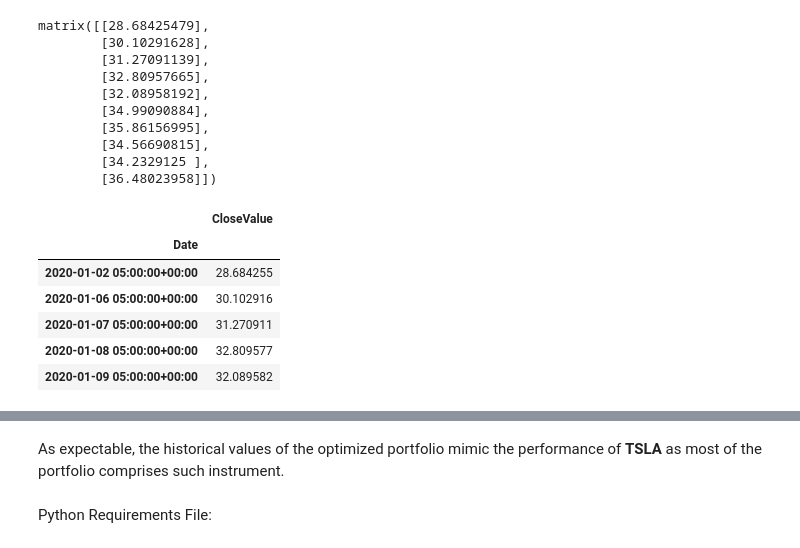
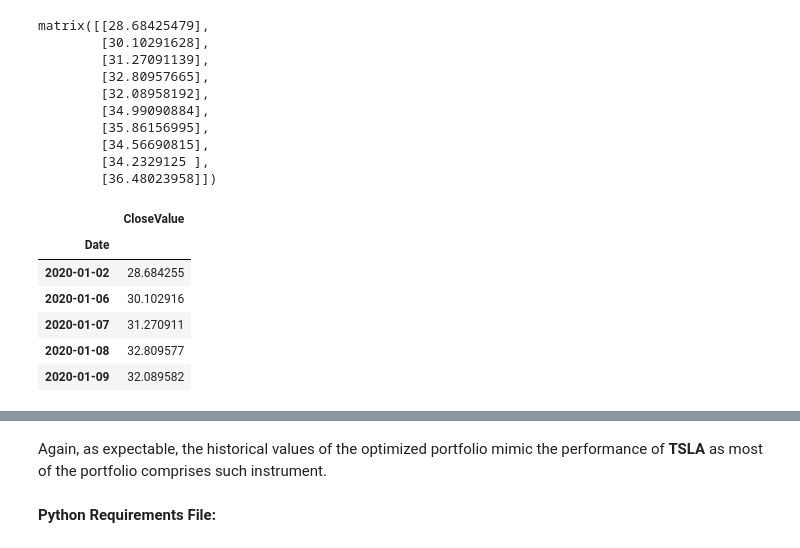
Before and after one commit to DanielEduardoLopez/PortfolioReturn, a Jupyter notebook: 1_PortfolioReturn_DataCollectionPrep.ipynb, the cells around one changed output, grey strips where cells are left out. Saved outputs shown, nothing was run; the diff lists cells and outputs as text; code cells hidden in the pictures.

Commit message:
Converted datetime to date in datasets

```diff
--- a/1_PortfolioReturn_DataCollectionPrep.ipynb
+++ b/1_PortfolioReturn_DataCollectionPrep.ipynb
@@ -259,3 +259,9 @@ df.head()
 | 2020-01-07 05:00:00+00:00 | 74.597504 | 95.343002 | 225.919998 | 69.755501 | 213.059998 | 157.580002 | 59.982498 | 31.270666 | 58.320000 | 28.388430 |
 | 2020-01-08 05:00:00+00:00 | 75.797501 | 94.598503 | 225.990005 | 70.251999 | 215.220001 | 160.089996 | 60.095001 | 32.809334 | 58.750000 | 28.264462 |
 | 2020-01-09 05:00:00+00:00 | 77.407501 | 95.052498 | 228.649994 | 70.989502 | 218.300003 | 162.089996 | 60.755001 | 32.089333 | 59.230000 | 28.925619 |
+# %%
+# Converting Datetime to Date
+df = df.reset_index()
+df['Date'] = pd.to_datetime(df['Date']).dt.date
+df = df.set_index('Date')
+df.head()
@@ -713,17 +727,19 @@ matrix([[28.68425479],
 # %%
 # Historical Values of the Optimized Portfolio Dataframe
 optimized_values_list = [i[0] for i in np.array(optimized_values)]
 optimized_values_df = pd.DataFrame((optimized_values_list)).rename(columns = {0: 'CloseValue'})
-optimized_values_df.index = df.index
+optimized_values_df['Date'] = df.index
+optimized_values_df['Date'] = pd.to_datetime(optimized_values_df['Date']).dt.date
+optimized_values_df = optimized_values_df.set_index('Date')
 optimized_values_df.head()
 # %% [output]
 |  | CloseValue |
 | Date |  |
-| 2020-01-02 05:00:00+00:00 | 28.684255 |
-| 2020-01-06 05:00:00+00:00 | 30.102916 |
-| 2020-01-07 05:00:00+00:00 | 31.270911 |
-| 2020-01-08 05:00:00+00:00 | 32.809577 |
-| 2020-01-09 05:00:00+00:00 | 32.089582 |
+| 2020-01-02 | 28.684255 |
+| 2020-01-06 | 30.102916 |
+| 2020-01-07 | 31.270911 |
+| 2020-01-08 | 32.809577 |
+| 2020-01-09 | 32.089582 |
 # %%
 # Plot of the Historical Close Values of the Optimized Portfolio
 plt.figure(figsize = (8,5))
@@ -739,12 +755,12 @@ plt.show()
 # %% [output]
 [drawing not drawn]
 # %% [markdown]
-As expectable, the historical values of the optimized portfolio mimic the performance of **TSLA** as most of the portfolio comprises such instrument.
+Again, as expectable, the historical values of the optimized portfolio mimic the performance of **TSLA** as most of the portfolio comprises such instrument.
 # %%
 # Exportation of the Historical Close Values of the Optimized Portfolio
 optimized_values_df.to_csv("Hist_Opt_Values.csv", index = True)
 # %% [markdown]
-Python Requirements File:
+**Python Requirements File:**
 # %%
 # Code for composing the Python Requirements File
 
```
Also changed, not shown: parts of 10 cells of this notebook.
